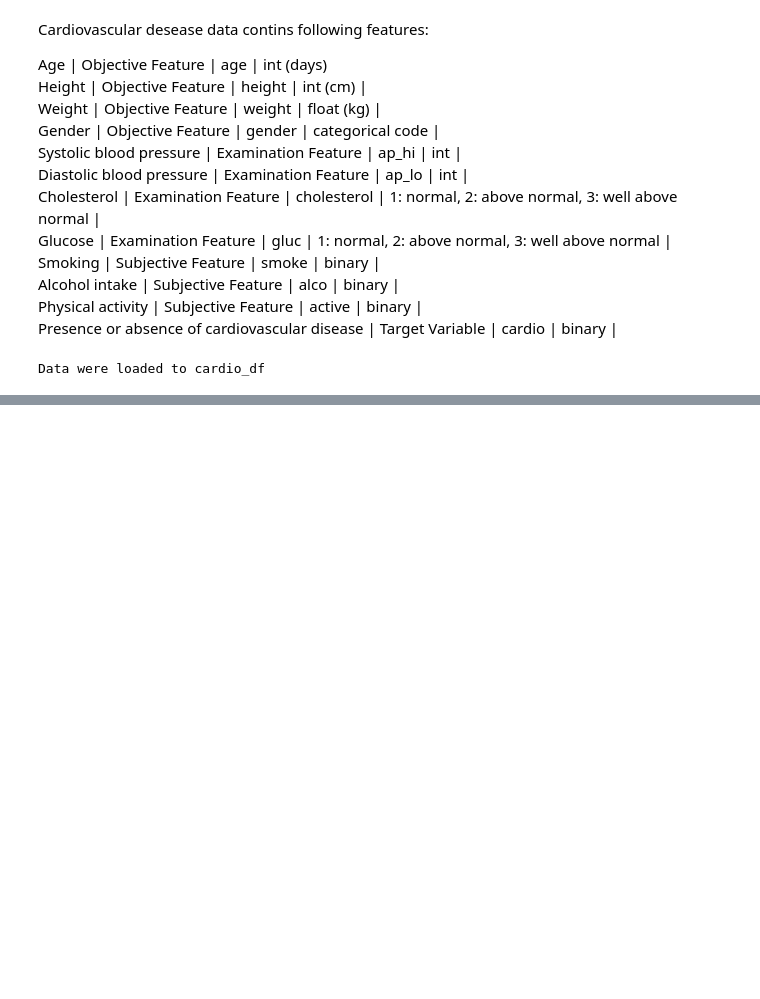
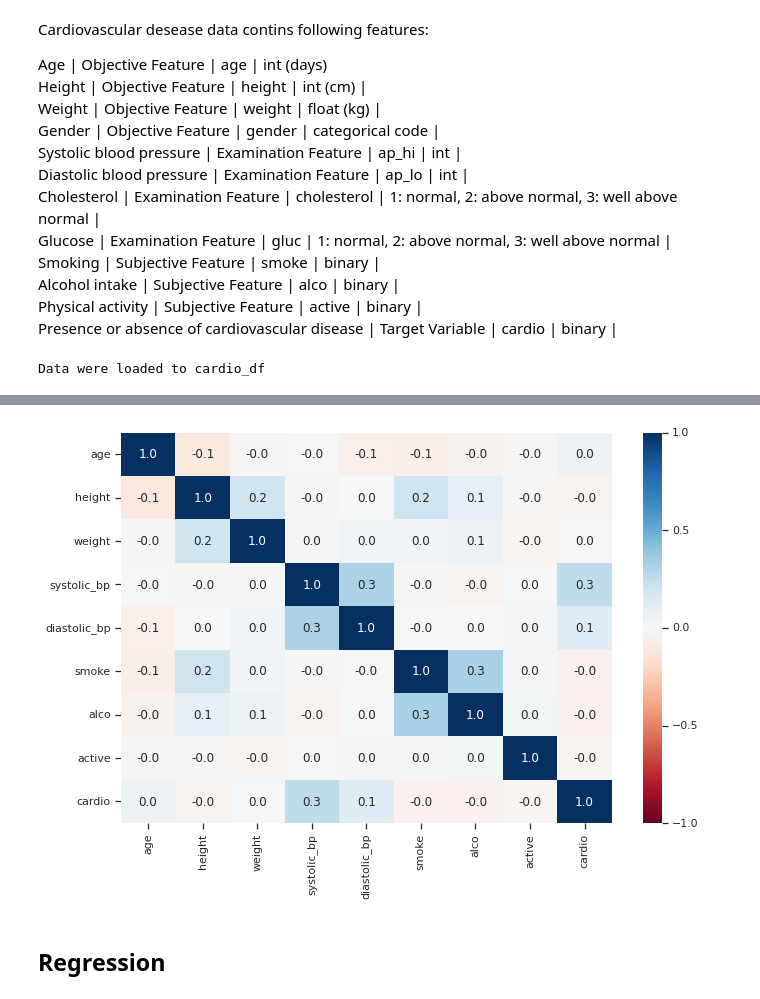
Before and after one commit to mimi-1/DataProjects, a Jupyter notebook: Cardio_regression.ipynb, the cells around one changed output, grey strips where cells are left out. Drawn from its saved outputs; the diff is of its cells as text; code cells hidden in the pictures; blank space fills up the shorter version.

```diff
--- a/Cardio_regression.ipynb
+++ b/Cardio_regression.ipynb
@@ -130,0 +175,3 @@ cardio       1.000000
+# %%
+#using only random 1000 records
+sample_df = cardio_df.sample(n=1000,random_state=1)
@@ -130,0 +213,11 @@ cardio       1.000000
+# %%
+cardio_corr = sample_df.corr()
+fig, ax = plt.subplots()
+fig.set_size_inches(11,7)
+sns.heatmap(cardio_corr, annot=True , fmt =".1f", cmap="RdBu", center=0, ax=ax,vmin=-1,
+vmax =1)
+plt.show()
+# %% [output]
+[figure, added]
+# %% [markdown]
+## Regression
```
Also changed, not shown: parts of 33 cells of this notebook.
